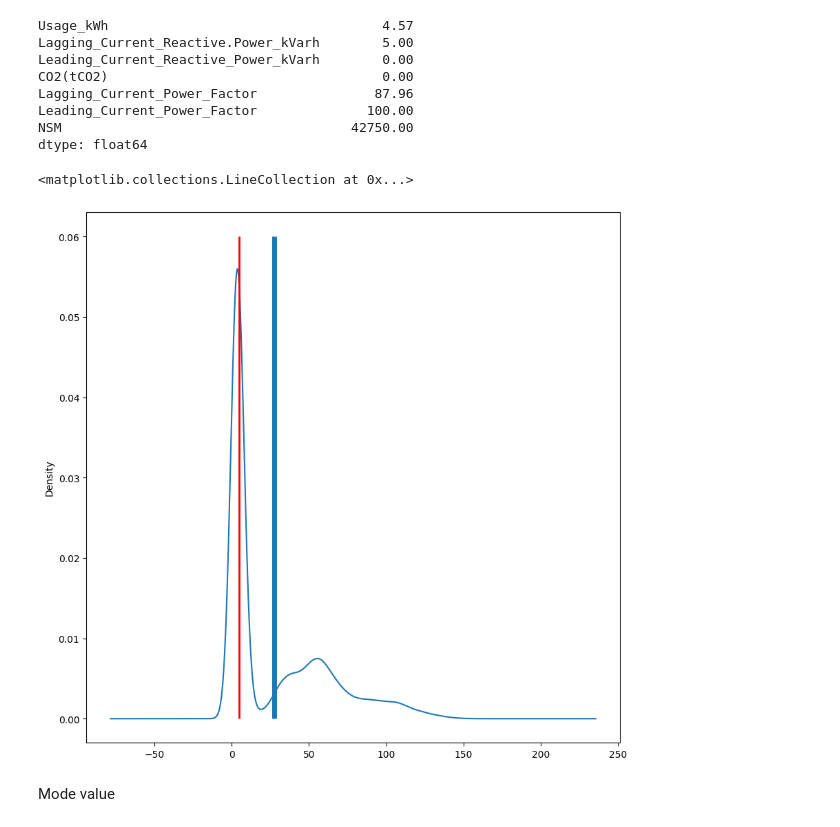
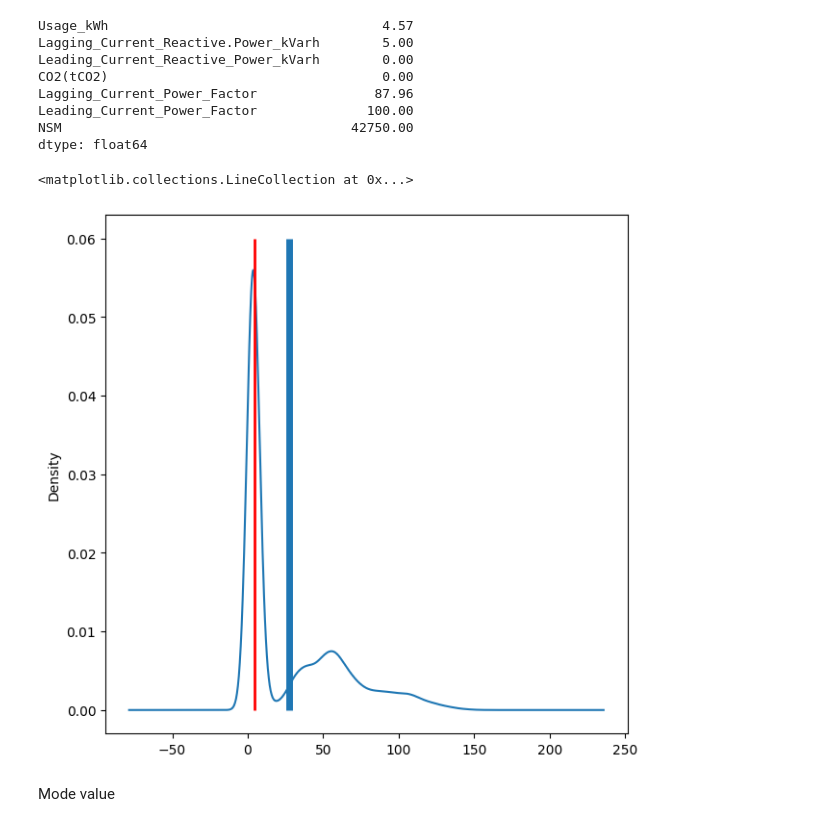
Before and after one commit to tea561/ML, a Jupyter notebook: Projekat1/proj1.ipynb, the cells around one changed output. Saved outputs shown, nothing was run; the diff lists cells and outputs as text; code cells hidden in the pictures.

```diff
--- a/Projekat1/proj1.ipynb
+++ b/Projekat1/proj1.ipynb
@@ -145,12 +170,12 @@ Leading_Current_Power_Factor              100.00
 NSM                                     42750.00
 dtype: float64
 # %%
-data['Usage_kWh'].plot(kind="density", figsize=(10,10))
+data['Usage_kWh'].plot(kind="density", figsize=(7,7))
 plt.vlines(data['Usage_kWh'].mean(), ymin = 0, ymax = 0.06, linewidth = 5.0)
 plt.vlines(data['Usage_kWh'].median(), ymin=0, ymax=0.06, linewidth=2.0, color="red")
 # %% [output]
 <matplotlib.collections.LineCollection at 0x...>
-[figure, old version]
+[figure, new version]
 # %% [markdown]
 Mode value
 # %%
```
Also changed, not shown: parts of 31 cells of this notebook.
